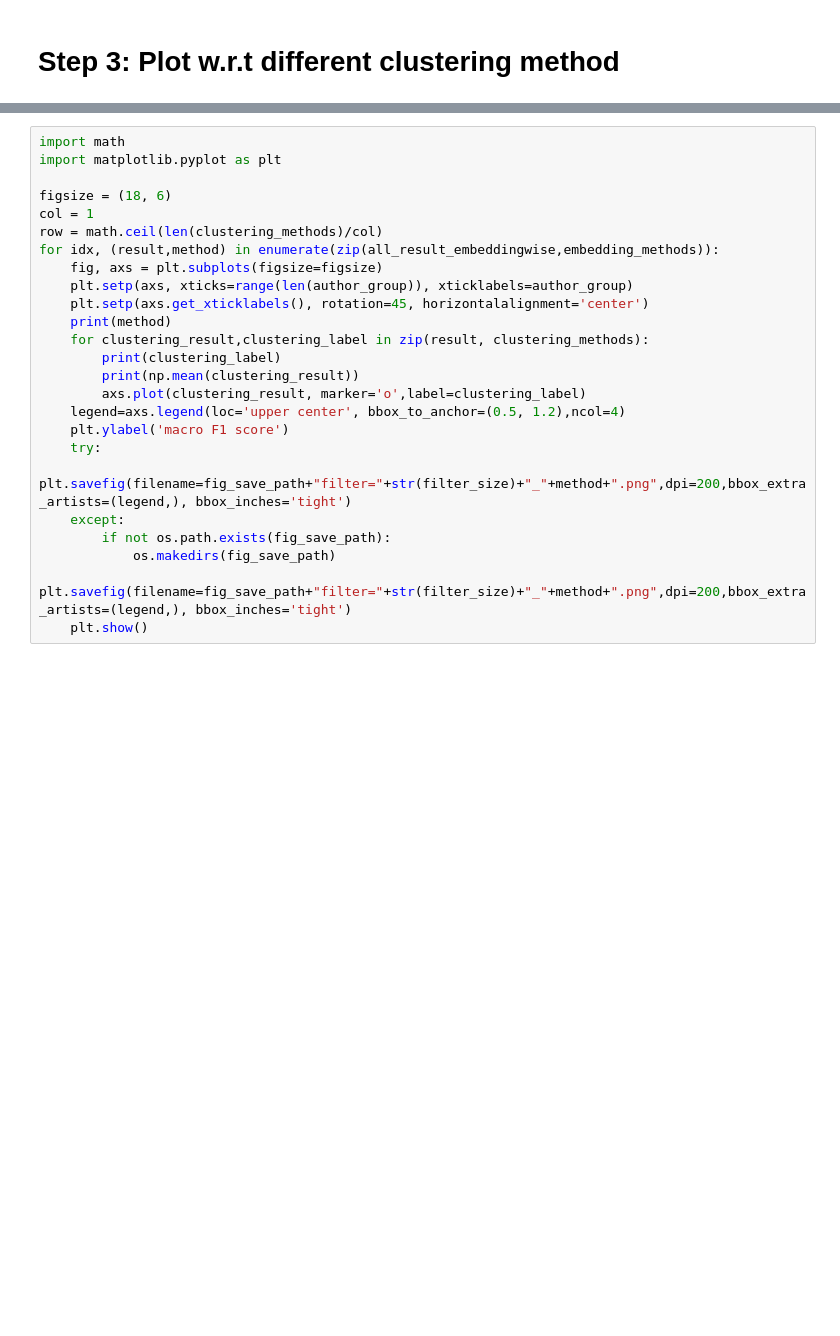
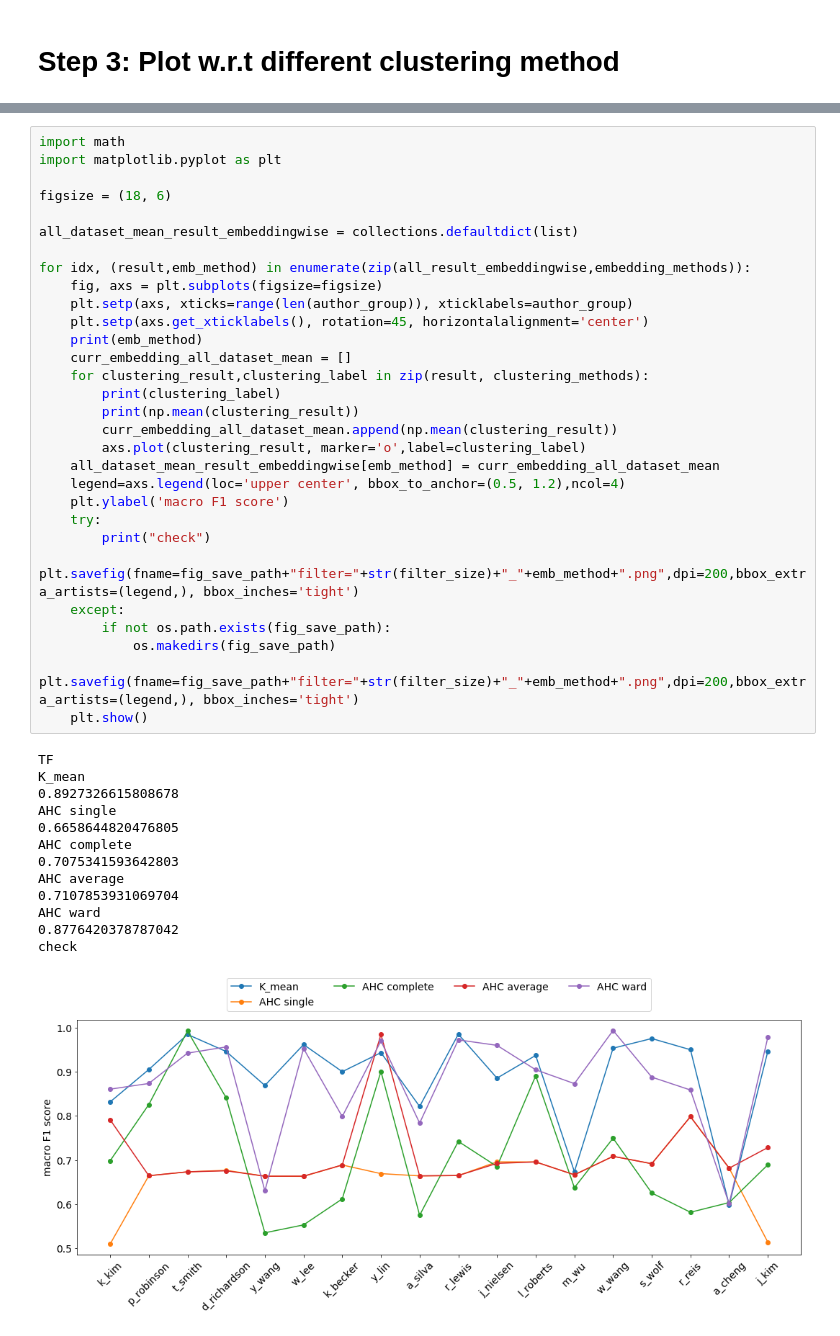
Before and after one commit to 123names/co-training, a Jupyter notebook: progscript/0_clustering_140k_emb/2.0_generate_plot.ipynb, the cells around one changed output, grey strips where cells are left out. Drawn from its saved outputs; the diff is of its cells as text; blank space fills up the shorter version.

```diff
--- a/progscript/0_clustering_140k_emb/2.0_generate_plot.ipynb
+++ b/progscript/0_clustering_140k_emb/2.0_generate_plot.ipynb
@@ -251,25 +329,44 @@ print(all_result_embeddingwise)
 # %%
 import math
 import matplotlib.pyplot as plt
 
 figsize = (18, 6)
-col = 1
-row = math.ceil(len(clustering_methods)/col)
-for idx, (result,method) in enumerate(zip(all_result_embeddingwise,embedding_methods)):
+
+all_dataset_mean_result_embeddingwise = collections.defaultdict(list)
+
+for idx, (result,emb_method) in enumerate(zip(all_result_embeddingwise,embedding_methods)):
     fig, axs = plt.subplots(figsize=figsize)
     plt.setp(axs, xticks=range(len(author_group)), xticklabels=author_group)
     plt.setp(axs.get_xticklabels(), rotation=45, horizontalalignment='center')
-    print(method)
+    print(emb_method)
+    curr_embedding_all_dataset_mean = []
     for clustering_result,clustering_label in zip(result, clustering_methods):
         print(clustering_label)
         print(np.mean(clustering_result))
+        curr_embedding_all_dataset_mean.append(np.mean(clustering_result))
         axs.plot(clustering_result, marker='o',label=clustering_label)
+    all_dataset_mean_result_embeddingwise[emb_method] = curr_embedding_all_dataset_mean
     legend=axs.legend(loc='upper center', bbox_to_anchor=(0.5, 1.2),ncol=4)
     plt.ylabel('macro F1 score')
     try:
-        plt.savefig(filename=fig_save_path+"filter="+str(filter_size)+"_"+method+".png",dpi=200,bbox_extra_artists=(legend,), bbox_inches='tight')
+        print("check")
+        plt.savefig(fname=fig_save_path+"filter="+str(filter_size)+"_"+emb_method+".png",dpi=200,bbox_extra_artists=(legend,), bbox_inches='tight')
     except:
         if not os.path.exists(fig_save_path):
             os.makedirs(fig_save_path)
-        plt.savefig(filename=fig_save_path+"filter="+str(filter_size)+"_"+method+".png",dpi=200,bbox_extra_artists=(legend,), bbox_inches='tight')
+        plt.savefig(fname=fig_save_path+"filter="+str(filter_size)+"_"+emb_method+".png",dpi=200,bbox_extra_artists=(legend,), bbox_inches='tight')
     plt.show()
+# %% [output]
+TF
+K_mean
+0.8927326615808678
+AHC single
+0.6658644820476805
+AHC complete
+0.7075341593642803
+AHC average
+0.7107853931069704
+AHC ward
+0.8776420378787042
+check
+[figure, added]
```
Also changed, not shown: parts of 10 cells of this notebook, 1 other file.
